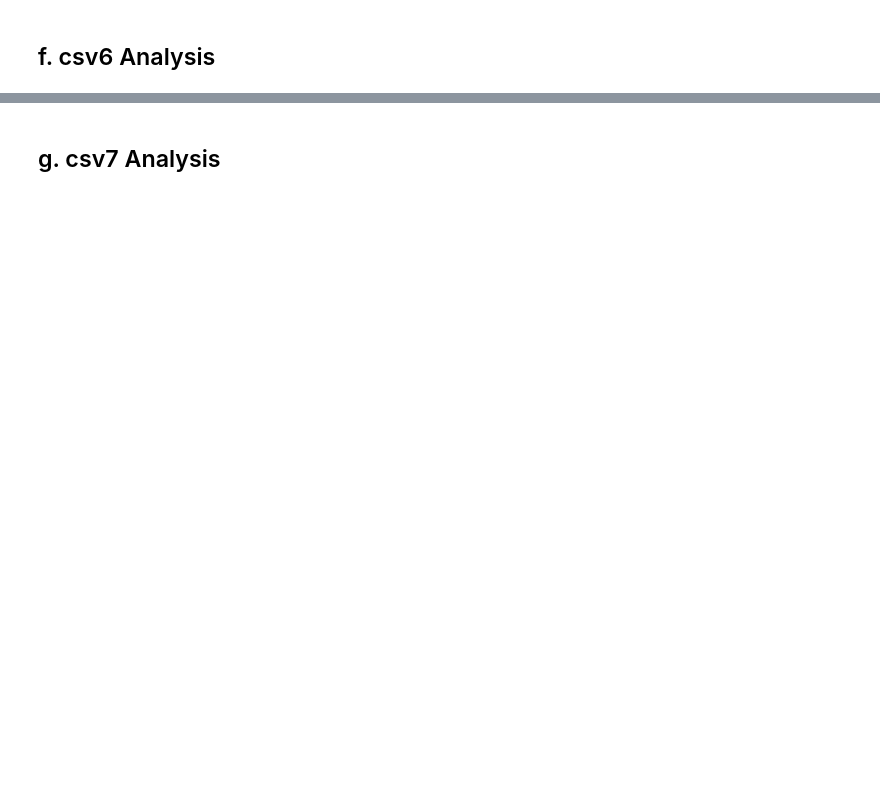
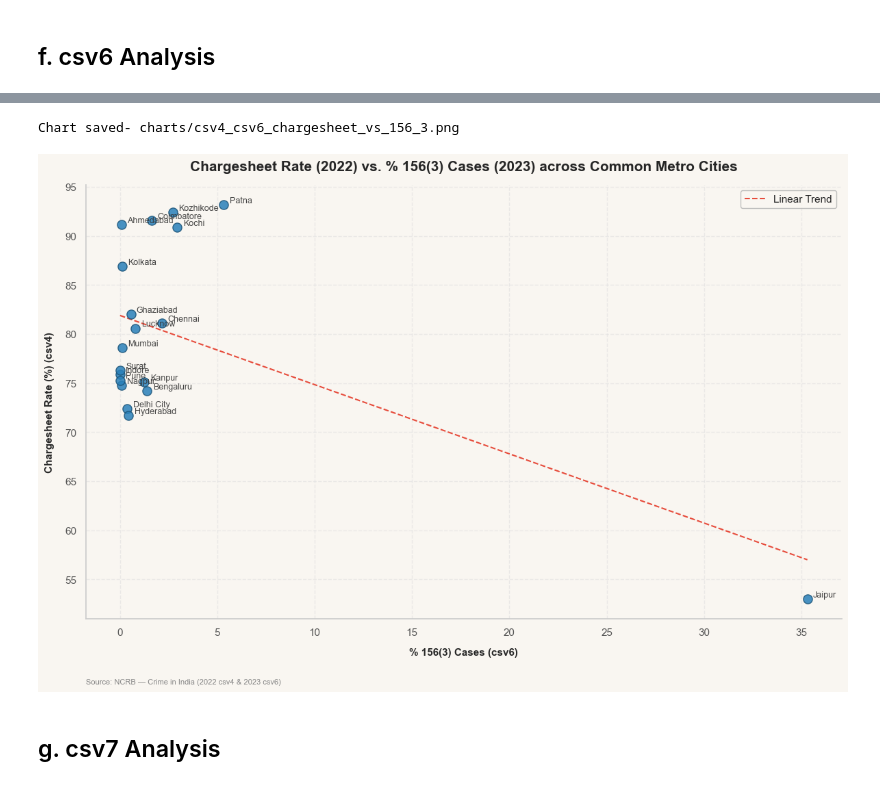
Before and after one commit to bhavya25-ds/The-Committee-Will-Look-Into-It, a Jupyter notebook: 02_Gender_Injustice/03_02_Analysis.ipynb, the cells around one changed output, grey strips where cells are left out. Cells and saved outputs as stored; diff of their text form; code cells hidden in the pictures; blank space fills up the shorter version.

```diff
--- a/02_Gender_Injustice/03_02_Analysis.ipynb
+++ b/02_Gender_Injustice/03_02_Analysis.ipynb
@@ -706,26 +758,33 @@ plt.show()
 # %%
 u.set_style()
+
 
 # Clean column headers
 csv4.columns = csv4.columns.str.strip()
 csv6.columns = csv6.columns.str.strip()
+csv6["pct_156_3"] = (
+    (
+        csv6["Cases Reported Under 156_3 during the year 2023"]
+        / csv6["Cases Reported during the year 2023"]
+    )
+    * 100
+).fillna(0).clip(upper=100)
 
-csv6['53 Metropolitan Cities']
 # Standardize city names for accurate matching
 csv4["city_clean"] = csv4["Cities"].astype(str).str.strip().str.title()
 csv6["city_clean"] = csv6["53 Metropolitan Cities"].astype(str).str.strip().str.title()
 
-# Identify target column names dynamically across both CSVs
+csv4_2022 = csv4[csv4["year"].astype(int) == 2022].copy()
+
+# Identify target column names dynamically
 chargesheet_col = [
     col for col in csv4.columns if "chargesheet" in col.lower()
 ][0]
-pct_156_col = [
-    col for col in csv6.columns if "156(3)" in col or "156_3" in col.lower()
-][0]
+pct_156_col = "pct_156_3"
 
 # Merge on common cities present in both datasets
 merged_df = pd.merge(
-    csv4,
+    csv4_2022,
     csv6,
     on="city_clean",
     suffixes=("_csv4", "_csv6"),
@@ -779,33 +838,36 @@ if len(plot_data) > 1:
     x_line = np.linspace(x.min(), x.max(), 100)
     ax.plot(
         x_line,
         slope * x_line + intercept,
         color="#e74c3c",
         linestyle="--",
         linewidth=1.5,
         label="Linear Trend",
         zorder=2,
     )
     ax.legend(frameon=True, facecolor=u.BG_COLOR, edgecolor="#b0b0b0")
 
 # Titles and Axis Labels
 ax.set_title(
     "Chargesheet Rate (2022) vs. % 156(3) Cases (2023) across Common Metro Cities",
     fontsize=15,
     fontweight="bold",
     pad=15,
 )
 ax.set_xlabel("% 156(3) Cases (csv6)", fontsize=11, fontweight="bold")
 ax.set_ylabel(
     "Chargesheet Rate (%) (csv4)", fontsize=11, fontweight="bold"
 )
 
 # Add source and save
 u.add_source(ax, "NCRB — Crime in India (2022 csv4 & 2023 csv6)")
 
 plt.tight_layout()
 u.save_fig(fig, "charts", "csv4_csv6_chargesheet_vs_156_3.png")
 plt.show()
+# %% [output]
+Chart saved- charts/csv4_csv6_chargesheet_vs_156_3.png
+[figure, added]
 # %% [markdown]
 ## g. csv7 Analysis
 # %%
```
Also changed, not shown: parts of 18 cells of this notebook, 3 other files.
